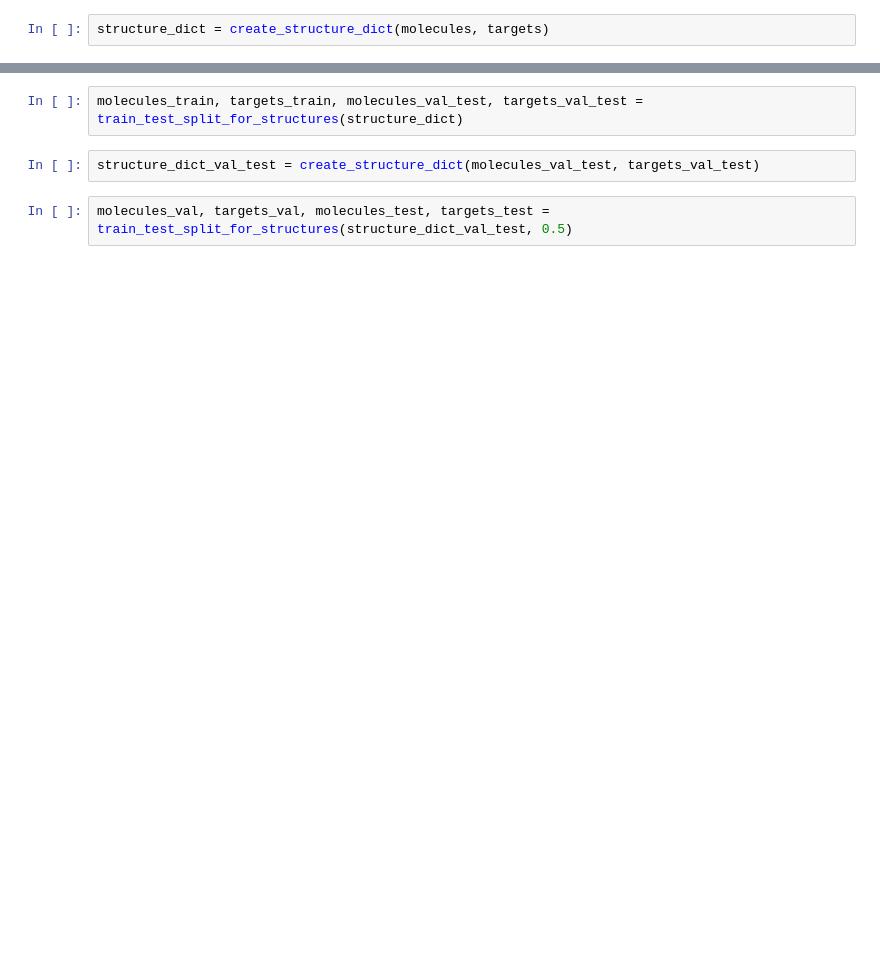
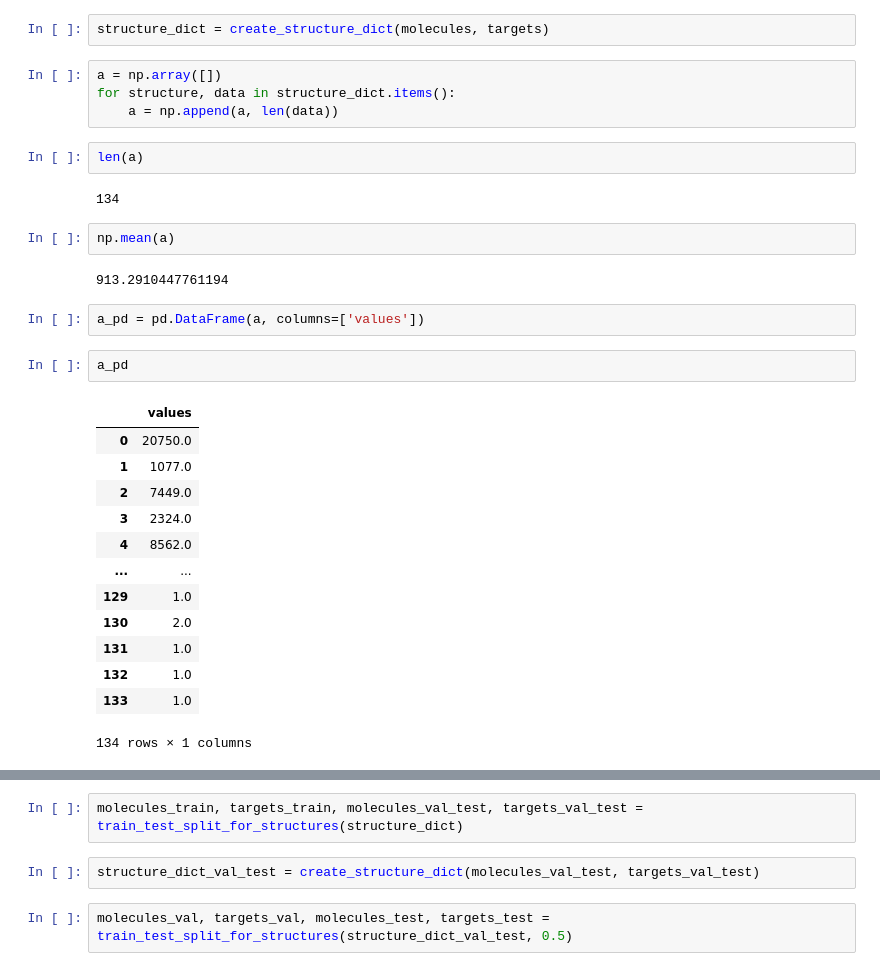
Before and after one commit to Gruz2520/megnet_tests, a Jupyter notebook: training.ipynb, the cells around one changed output, grey strips where cells are left out. Drawn from its saved outputs; the diff is of its cells as text; blank space fills up the shorter version.

```diff
--- a/training.ipynb
+++ b/training.ipynb
@@ -53,3 +56,33 @@ def train_test_split_for_structures(structure_dict: dict, test_size: float = 0.1
     return structures_train, targets_train, structures_test, targets_test
 # %%
 structure_dict = create_structure_dict(molecules, targets)
+# %%
+a = np.array([])
+for structure, data in structure_dict.items():
+    a = np.append(a, len(data))
+# %%
+len(a)
+# %% [output]
+134
+# %%
+np.mean(a)
+# %% [output]
+913.2910447761194
+# %%
+a_pd = pd.DataFrame(a, columns=['values'])
+# %%
+a_pd
+# %% [output]
+|  | values |
+| 0 | 20750.0 |
+| 1 | 1077.0 |
+| 2 | 7449.0 |
+| 3 | 2324.0 |
+| 4 | 8562.0 |
+| ... | ... |
+| 129 | 1.0 |
+| 130 | 2.0 |
+| 131 | 1.0 |
+| 132 | 1.0 |
+| 133 | 1.0 |
+134 rows × 1 columns
```
Also changed, not shown: parts of 15 cells of this notebook, 18 other files.
